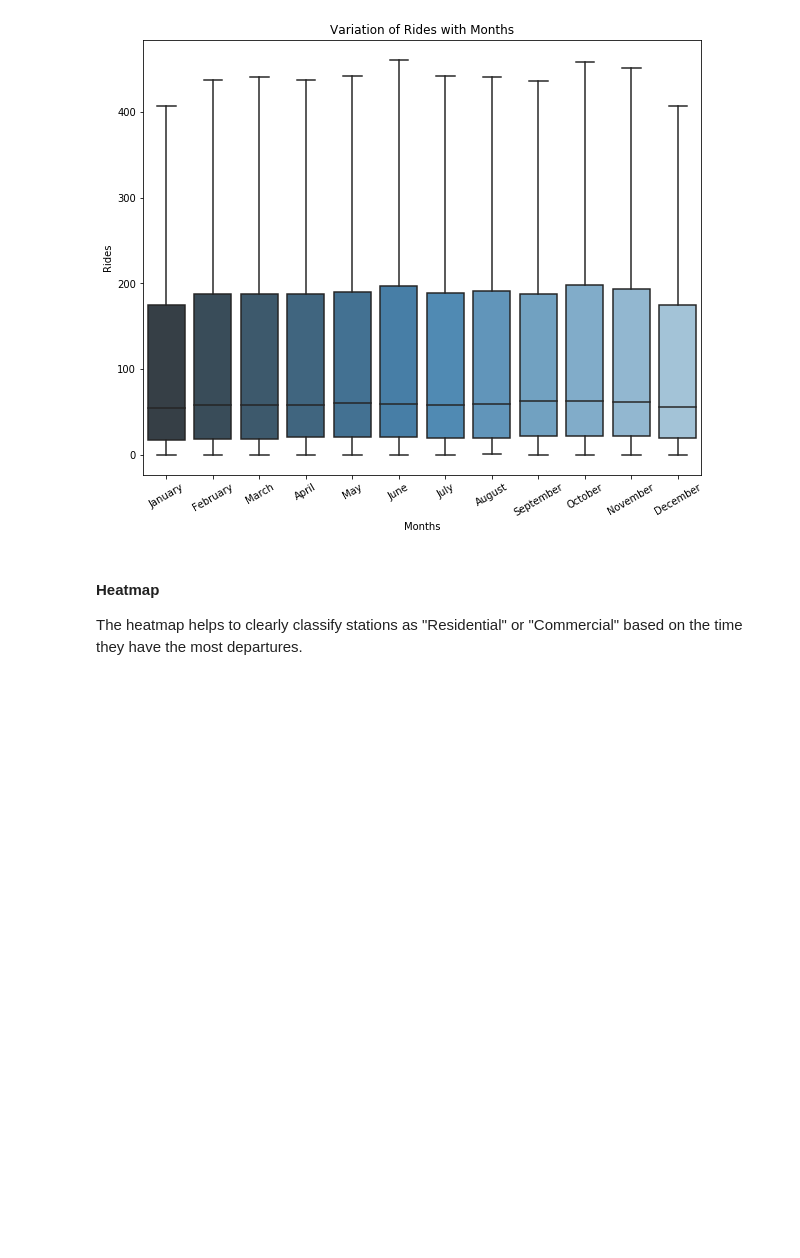
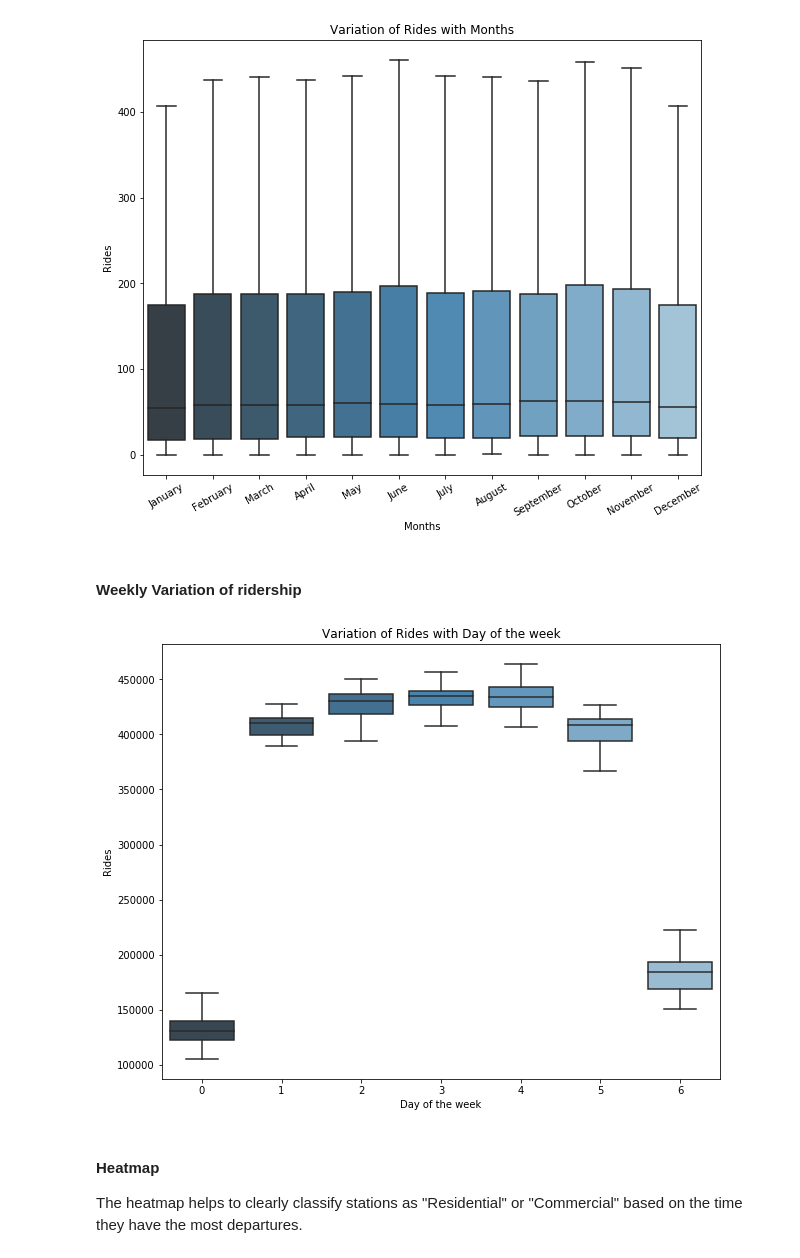
Before and after one commit to CharleneC/ECE143_F18, a Jupyter notebook: BART Trends- Main Notebook.ipynb, the cells around one changed output. Cells and saved outputs as stored; diff of their text form; code cells hidden in the pictures; blank space fills up the shorter version.

Commit message:
adding weekly variation

```diff
--- a/BART Trends- Main Notebook.ipynb
+++ b/BART Trends- Main Notebook.ipynb
@@ -38,3 +38,7 @@ from SupportCode.Plots.monthly_bar import *
 monthly_variation_box(df)
 # %% [output]
 [figure]
+# %% [markdown]
+#### Weekly Variation of ridership
+# %%
+data=hourly_data_loader('Data',2017)
@@ -41,3 +47,7 @@ monthly_variation_box(df)
+# %%
+weekly_variation_box(data)
+# %% [output]
+[figure, added]
 # %% [markdown]
 #### Heatmap
 The heatmap helps to clearly classify stations as "Residential" or "Commercial" based on the time they have the most departures.
```
Also changed, not shown: parts of 2 cells of this notebook, 2 other files.
